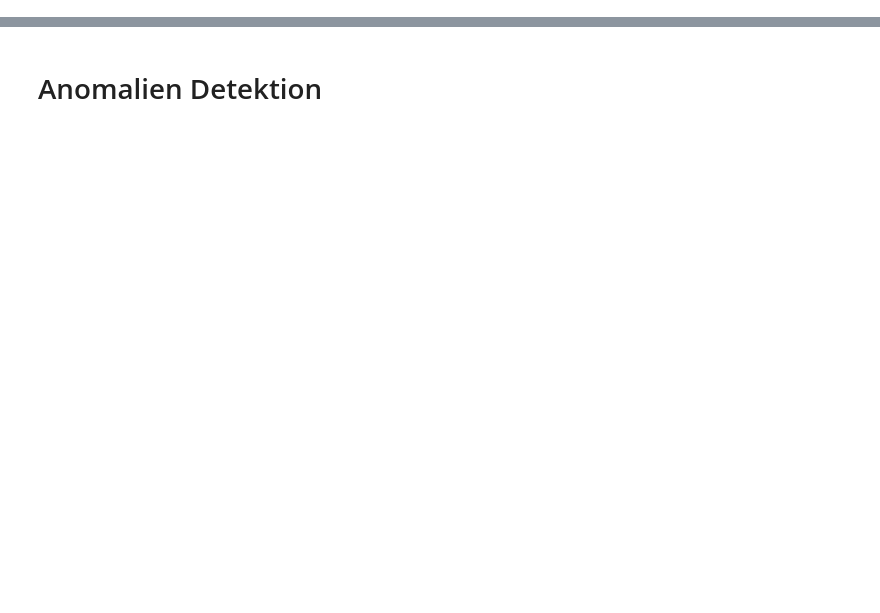
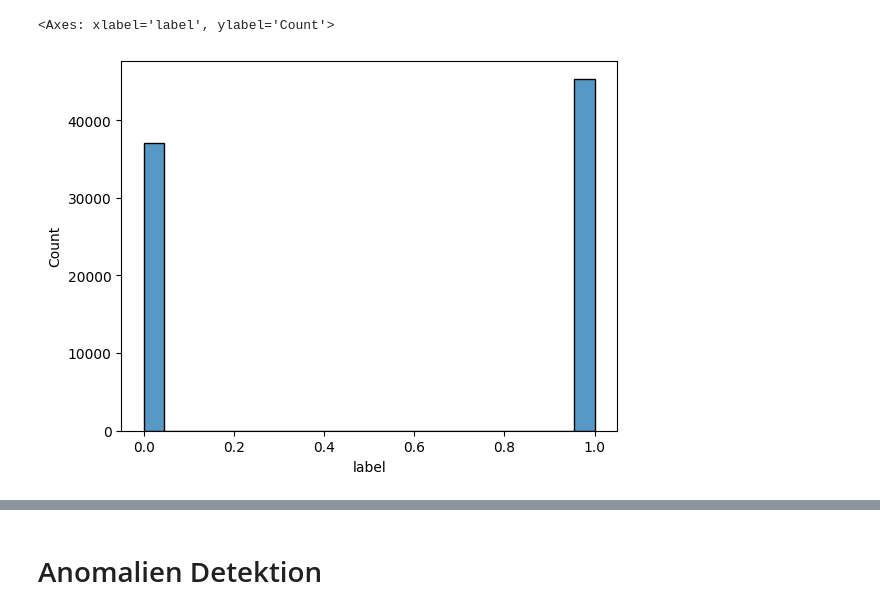
Before and after one commit to aKravtschenko/DEEPL-Autoencoder, a Jupyter notebook: main.ipynb, the cells around one changed output, grey strips where cells are left out. Cells and saved outputs as stored; diff of their text form; code cells hidden in the pictures; blank space fills up the shorter version.

```diff
--- a/main.ipynb
+++ b/main.ipynb
@@ -52,0 +107,5 @@ AttributeError: Can only use .str accessor with string values!
+# %%
+sns.histplot(x = dataframe.label)
+# %% [output]
+<Axes: xlabel='label', ylabel='Count'>
+[figure, added]
```
Also changed, not shown: parts of 24 cells of this notebook, 2 other files.
